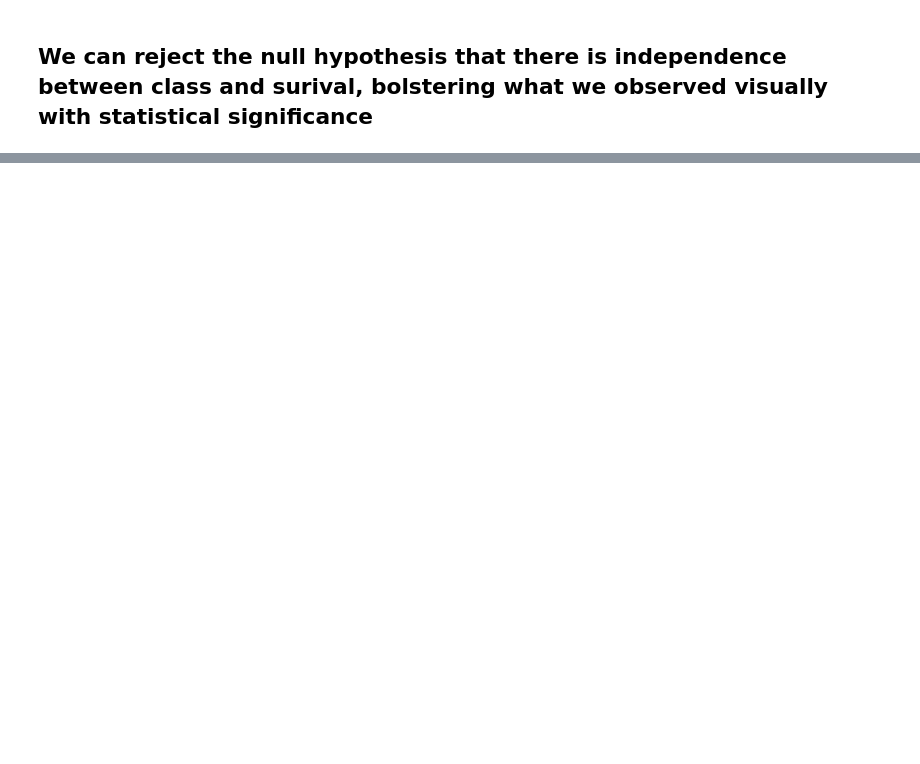
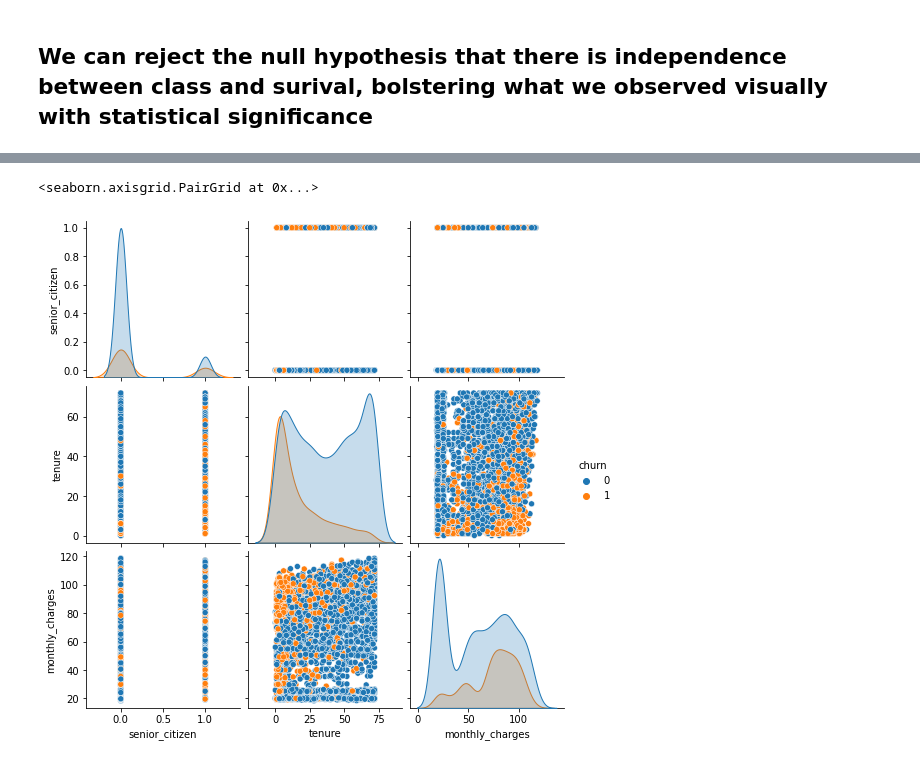
Before and after one commit to ellaxu43/classification-exercises, a Jupyter notebook: exploratory_analysis.ipynb, the cells around one changed output, grey strips where cells are left out. Cells and saved outputs as stored; diff of their text form; code cells hidden in the pictures; blank space fills up the shorter version.

```diff
--- a/exploratory_analysis.ipynb
+++ b/exploratory_analysis.ipynb
@@ -781,0 +774,2 @@ stats.chi2_contingency(observed)
+# %%
+df = acquire.get_telco_data()
@@ -781,0 +788,6 @@ stats.chi2_contingency(observed)
+# %%
+df = df.drop(columns=['payment_type_id', 'contract_type_id', 'customer_id',
+                      'internet_service_type_id'
+                     ])
+# %%
+df.churn = df[['churn']].replace({"Yes":1, "No":0})
@@ -781,0 +803,6 @@ stats.chi2_contingency(observed)
+# %%
+from sklearn.model_selection import train_test_split
+# 80/20 train test split
+train, test = train_test_split(df, train_size=0.8, random_state=1349, stratify=df.churn)
+# 70/30 train validate split
+train, validate = train_test_split(train, train_size=0.7, random_state=1349, stratify=train.churn)
@@ -781,0 +830,5 @@ stats.chi2_contingency(observed)
+# %%
+sns.pairplot(train, hue="churn")
+# %% [output]
+<seaborn.axisgrid.PairGrid at 0x...>
+[figure, added]
```
Also changed, not shown: parts of 43 cells of this notebook, 1 other file.
